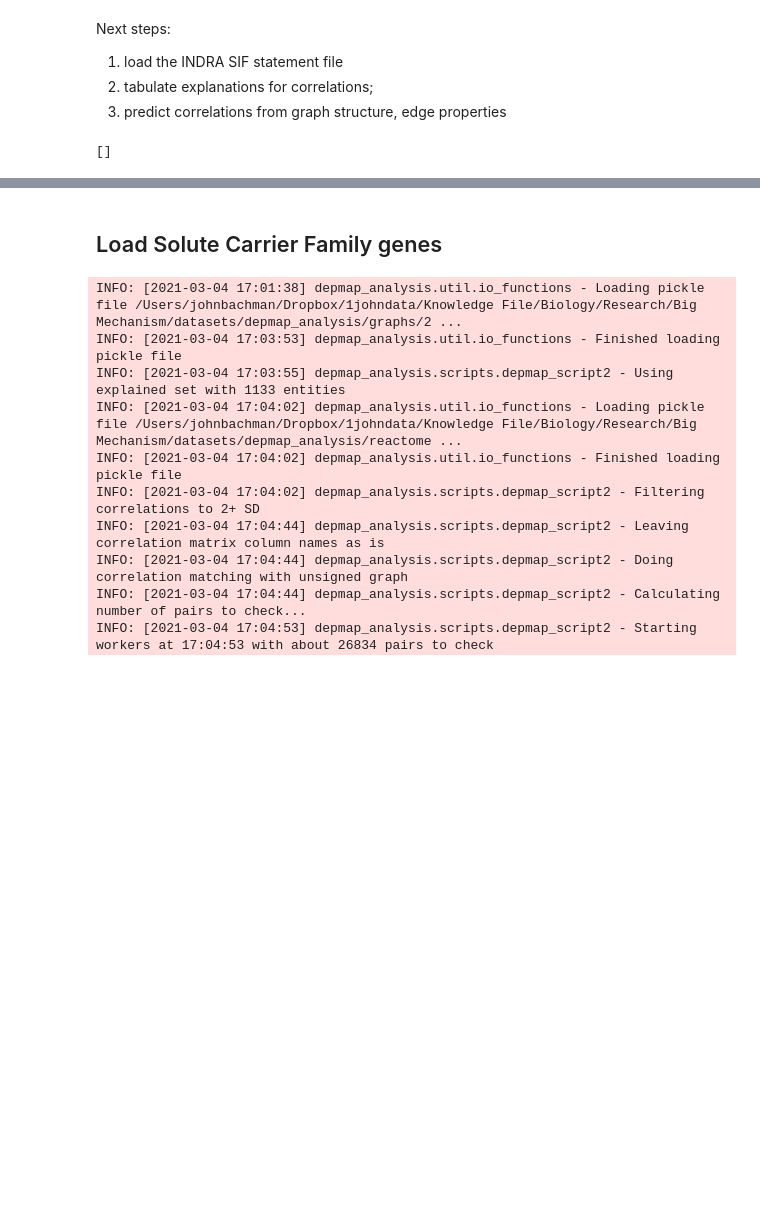
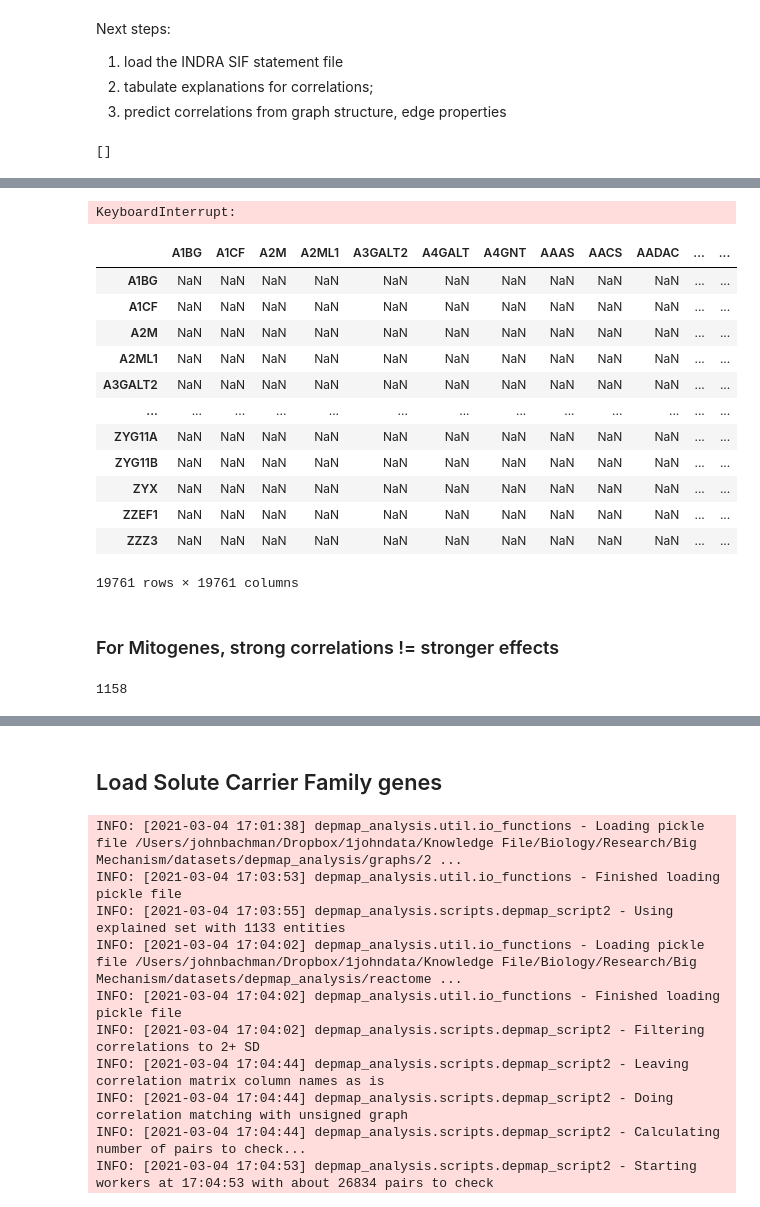
Before and after one commit to johnbachman/depmap_analysis, a Jupyter notebook: notebooks/Biomarkers of Dependency.ipynb, the cells around one changed output, grey strips where cells are left out. Saved outputs shown, nothing was run; the diff lists cells and outputs as text; code cells hidden in the pictures; blank space fills up the shorter version.

```diff
--- a/notebooks/Biomarkers of Dependency.ipynb
+++ b/notebooks/Biomarkers of Dependency.ipynb
@@ -361,0 +435,25 @@ sorted(corrs_for_genes(['KIRREL1'], df=expr_corr),
+# %%
+tr_up_indices = np.triu_indices(n=dep_z.shape[0], k=1)
+names = dep_z.columns.values
+pair_iter = ((names[i], names[j]) for i, j in zip(*tr_up_indices))
+list(pair_iter)
+# %% [output]
+KeyboardInterrupt:
+# %%
+dep_z[(dep_z >= 5) & (dep_z < 10)]
+# %% [output]
+|  | A1BG | A1CF | A2M | A2ML1 | A3GALT2 | A4GALT | A4GNT | AAAS | AACS | AADAC | ... | ... |
+| A1BG | NaN | NaN | NaN | NaN | NaN | NaN | NaN | NaN | NaN | NaN | ... | ... |
+| A1CF | NaN | NaN | NaN | NaN | NaN | NaN | NaN | NaN | NaN | NaN | ... | ... |
+| A2M | NaN | NaN | NaN | NaN | NaN | NaN | NaN | NaN | NaN | NaN | ... | ... |
+| A2ML1 | NaN | NaN | NaN | NaN | NaN | NaN | NaN | NaN | NaN | NaN | ... | ... |
+| A3GALT2 | NaN | NaN | NaN | NaN | NaN | NaN | NaN | NaN | NaN | NaN | ... | ... |
+| ... | ... | ... | ... | ... | ... | ... | ... | ... | ... | ... | ... | ... |
+| ZYG11A | NaN | NaN | NaN | NaN | NaN | NaN | NaN | NaN | NaN | NaN | ... | ... |
+| ZYG11B | NaN | NaN | NaN | NaN | NaN | NaN | NaN | NaN | NaN | NaN | ... | ... |
+| ZYX | NaN | NaN | NaN | NaN | NaN | NaN | NaN | NaN | NaN | NaN | ... | ... |
+| ZZEF1 | NaN | NaN | NaN | NaN | NaN | NaN | NaN | NaN | NaN | NaN | ... | ... |
+| ZZZ3 | NaN | NaN | NaN | NaN | NaN | NaN | NaN | NaN | NaN | NaN | ... | ... |
+19761 rows × 19761 columns
+# %% [markdown]
+### For Mitogenes, strong correlations != stronger effects
@@ -361,0 +463,4 @@ sorted(corrs_for_genes(['KIRREL1'], df=expr_corr),
+# %%
+len(mitogenes)
+# %% [output]
+1158
```
Also changed, not shown: parts of 41 cells of this notebook.
